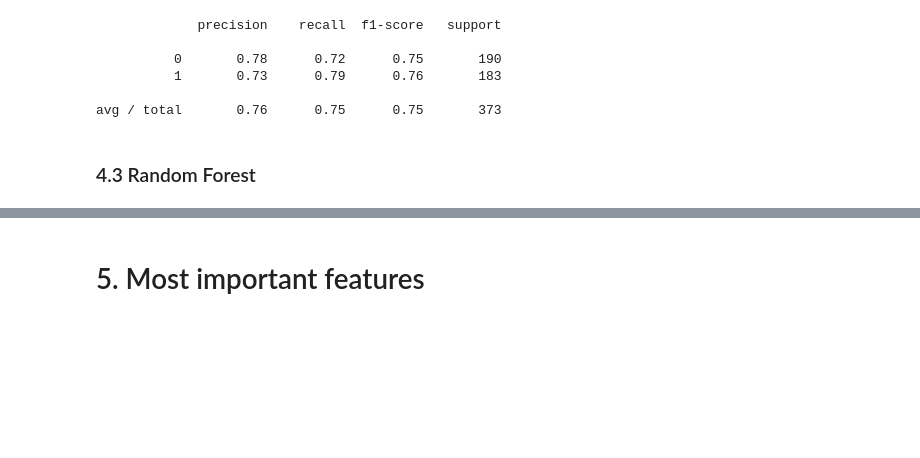
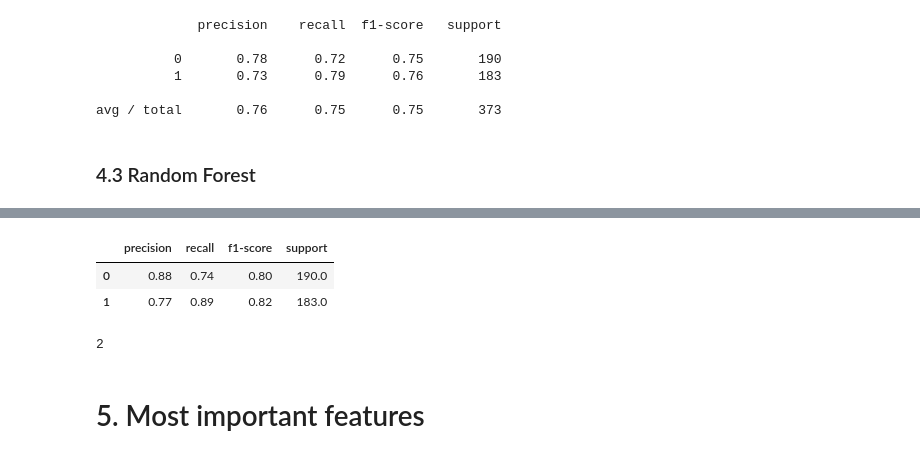
Before and after one commit to gabrielsig/mental-health-survey, a Jupyter notebook: mental-health-survey.ipynb, the cells around one changed output, grey strips where cells are left out. Saved outputs shown, nothing was run; the diff lists cells and outputs as text; code cells hidden in the pictures; blank space fills up the shorter version.

Commit message:
dataFrame report helper function added

```diff
--- a/mental-health-survey.ipynb
+++ b/mental-health-survey.ipynb
@@ -660,2 +662,9 @@ print(classification_report(y_test2,forest_pred2))
 
 avg / total       0.82      0.81      0.81       373
+# %%
+df_report = report_DataFrame(classification_report(y_test2,forest_pred2))
+df_report
+# %% [output]
+|  | precision | recall | f1-score | support |
+| 0 | 0.88 | 0.74 | 0.80 | 190.0 |
+| 1 | 0.77 | 0.89 | 0.82 | 183.0 |
@@ -662,3 +674,9 @@ avg / total       0.82      0.81      0.81       373
+# %%
+a = 2
+my_sum(a)
+a
+# %% [output]
+2
 # %% [markdown]
 # 5. Most important features
 # %%
```
Also changed, not shown: parts of 9 cells of this notebook, 2 other files.
